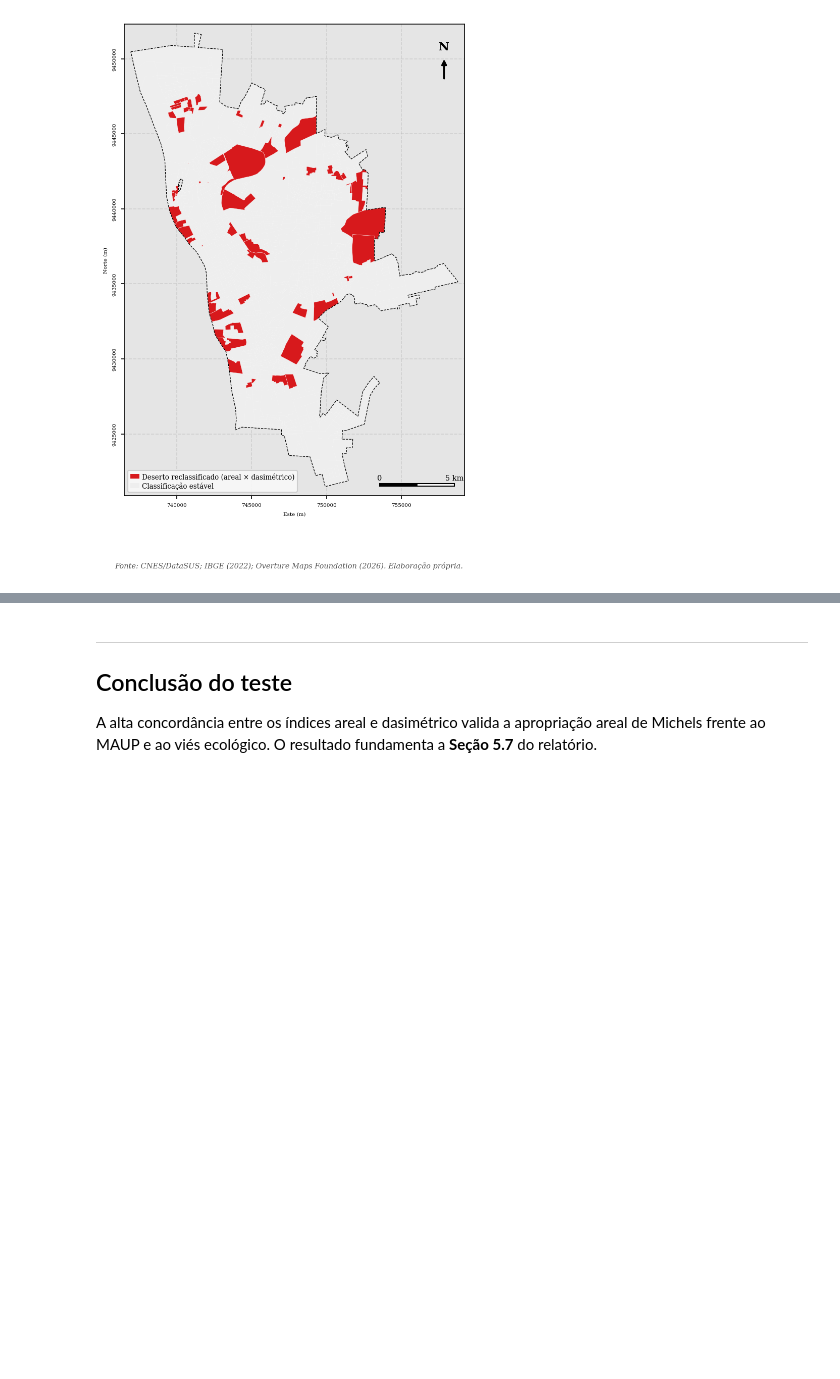
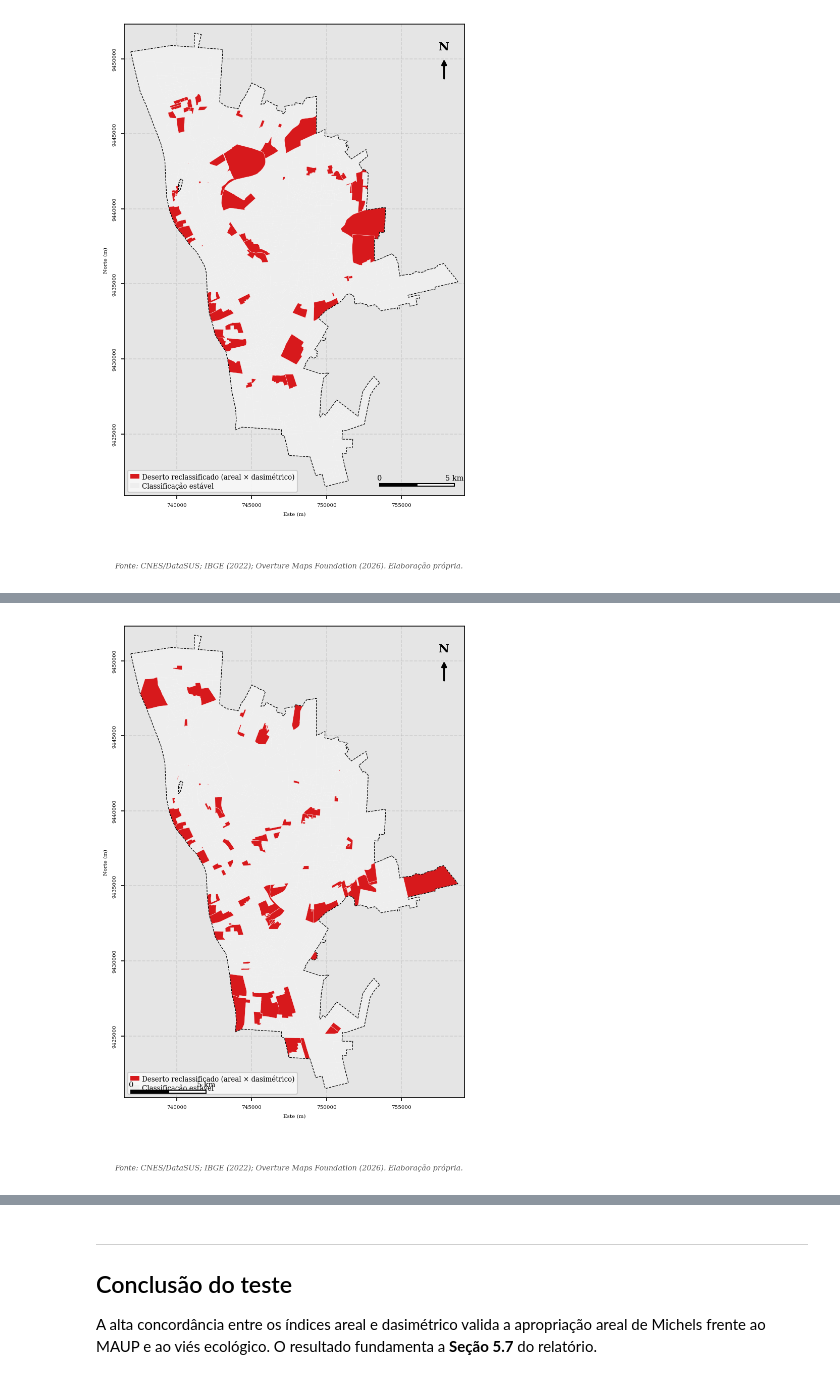
Before and after one commit to felipedantas-pi/ae2sfca-ubs, a Jupyter notebook: notebooks/05.2_Robustez_Dasimetrica.ipynb, the cells around one changed output, grey strips where cells are left out. Drawn from its saved outputs; the diff is of its cells as text; code cells hidden in the pictures; blank space fills up the shorter version.

```diff
--- a/notebooks/05.2_Robustez_Dasimetrica.ipynb
+++ b/notebooks/05.2_Robustez_Dasimetrica.ipynb
@@ -266,0 +343,21 @@ plt.show()
+# %%
+# -- 12. FIGURA: setores que mudam de classificação de deserto (pé) ----------
+from matplotlib.patches import Patch
+setores["mudou_pe"] = setores["deserto_areal_pe"] != setores["deserto_dasi_pe"]
+zona = gpd.read_parquet(EXT_IBGE / "teresina_zonaUrbana_utm.parquet").to_crs(CRS_METRICO)
+
+fig, ax = plt.subplots(figsize=(5.8, 8.3)); ax.set_facecolor("#E5E5E5")
+setores.plot(ax=ax, color="#EEEEEE", edgecolor="white", linewidth=0.1, zorder=2)
+setores[setores["mudou_pe"]].plot(ax=ax, color="#D7191C", edgecolor="white", linewidth=0.2, zorder=3)
+zona.boundary.plot(ax=ax, color="black", ls="--", lw=0.6, zorder=4)
+ax.legend(handles=[Patch(facecolor="#D7191C", label="Deserto reclassificado (areal × dasimétrico)"),
+                   Patch(facecolor="#EEEEEE", label="Classificação estável")],
+          loc="lower left", fontsize=6.5, framealpha=0.9)
+ajustar_zoom_camada(ax, setores, margem=0.02)
+moldura_mapa(ax, "", FONTE_PADRAO)
+formatar_eixos_mapa(ax, fontsize=5)
+barra_escala(ax); seta_norte(ax)
+fig.savefig(FIGURAS_NB / "nb052_robustez_dasi_reclassificados_pe.png", dpi=300, bbox_inches="tight")
+plt.show()
+# %% [output]
+[figure, added]
```
Also changed, not shown: parts of 11 cells of this notebook, 5 other files.
